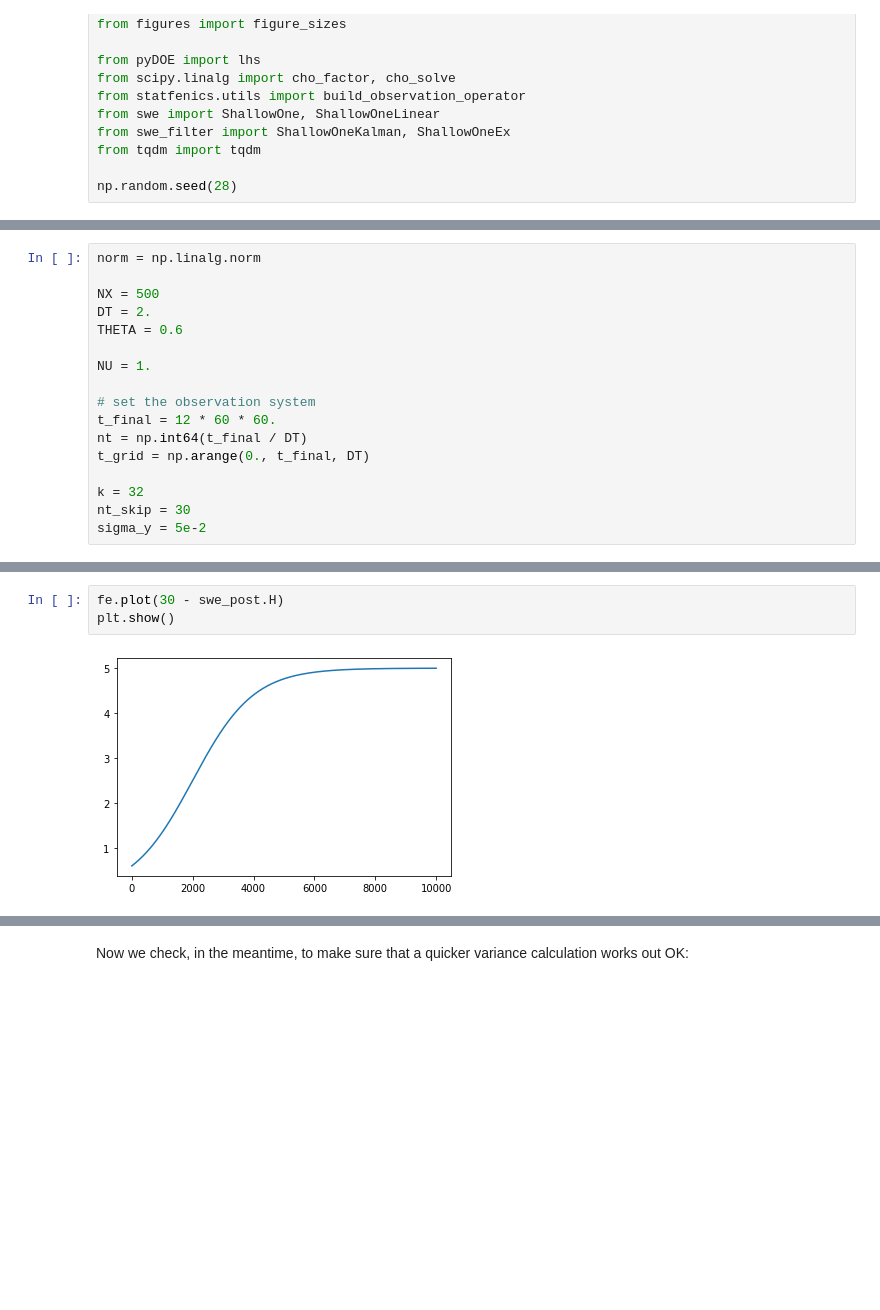
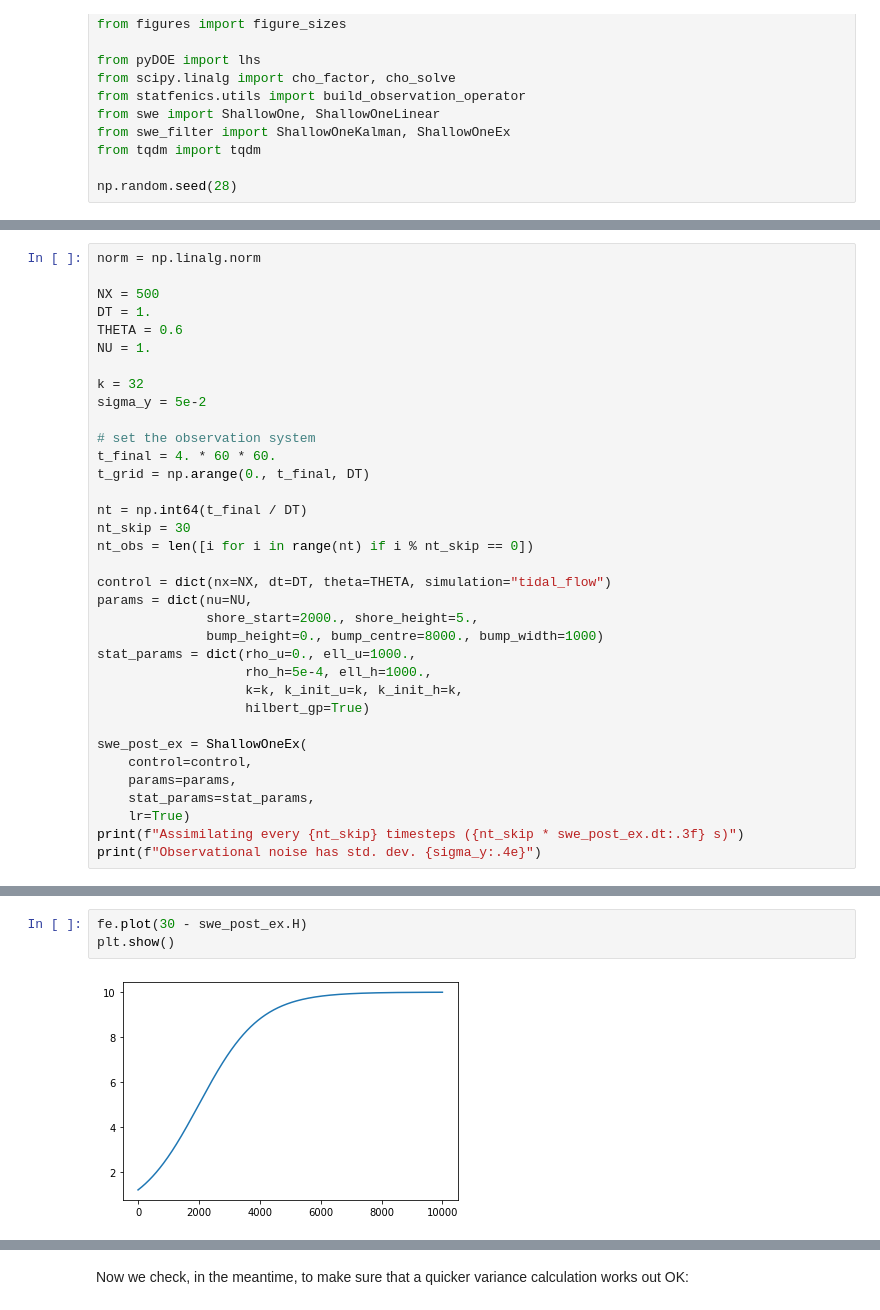
Before and after one commit to connor-duffin/sswe, a Jupyter notebook: notebooks/check-hyperparameters-filter.ipynb, the cells around one changed output, grey strips where cells are left out. Drawn from its saved outputs; the diff is of its cells as text; blank space fills up the shorter version.

```diff
--- a/notebooks/check-hyperparameters-filter.ipynb
+++ b/notebooks/check-hyperparameters-filter.ipynb
@@ -44,16 +44,34 @@ def compute_coverage(y, mean , cov):
 norm = np.linalg.norm
 
 NX = 500
-DT = 2.
+DT = 1.
 THETA = 0.6
-
 NU = 1.
 
+k = 32
+sigma_y = 5e-2
+
 # set the observation system
-t_final = 12 * 60 * 60.
-nt = np.int64(t_final / DT)
+t_final = 4. * 60 * 60.
 t_grid = np.arange(0., t_final, DT)
 
-k = 32
+nt = np.int64(t_final / DT)
 nt_skip = 30
-sigma_y = 5e-2
+nt_obs = len([i for i in range(nt) if i % nt_skip == 0])
+
+control = dict(nx=NX, dt=DT, theta=THETA, simulation="tidal_flow")
+params = dict(nu=NU,
+              shore_start=2000., shore_height=5.,
+              bump_height=0., bump_centre=8000., bump_width=1000)
+stat_params = dict(rho_u=0., ell_u=1000.,
+                   rho_h=5e-4, ell_h=1000.,
+                   k=k, k_init_u=k, k_init_h=k,
+                   hilbert_gp=True)
+
+swe_post_ex = ShallowOneEx(
+    control=control,
+    params=params,
+    stat_params=stat_params,
+    lr=True)
+print(f"Assimilating every {nt_skip} timesteps ({nt_skip * swe_post_ex.dt:.3f} s)")
+print(f"Observational noise has std. dev. {sigma_y:.4e}")
@@ -94,6 +82,6 @@ Observational noise has std. dev. 5.0000e-02
 # %%
-fe.plot(30 - swe_post.H)
+fe.plot(30 - swe_post_ex.H)
 plt.show()
 # %% [output]
-[figure, old version]
+[figure, new version]
 # %%
```
Also changed, not shown: parts of 15 cells of this notebook, 4 other files.
